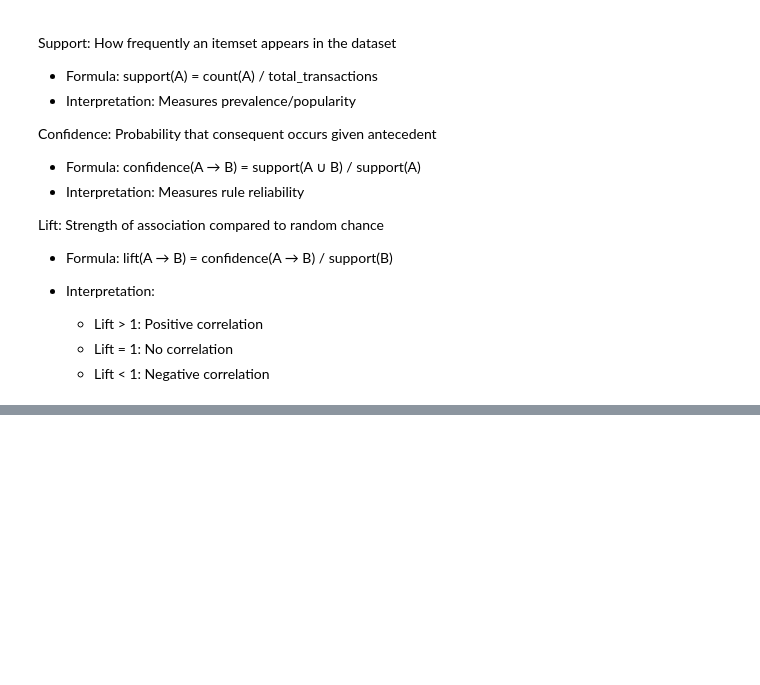
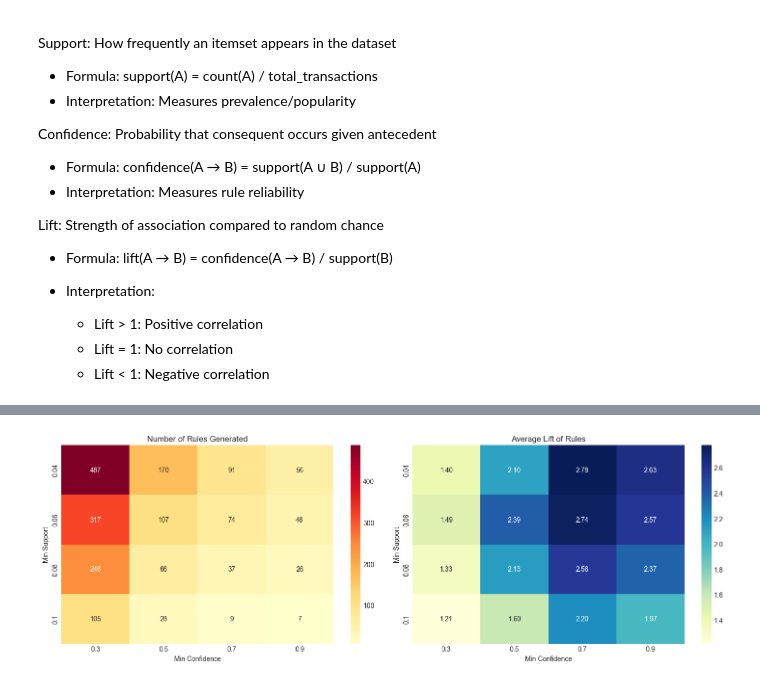
Before and after one commit to AlexandreVilaca1/ai-impact, a Jupyter notebook: association_rules_analysis.ipynb, the cells around one changed output, grey strips where cells are left out. Saved outputs shown, nothing was run; the diff lists cells and outputs as text; code cells hidden in the pictures; blank space fills up the shorter version.

Commit message:
apriori

```diff
--- a/association_rules_analysis.ipynb
+++ b/association_rules_analysis.ipynb
@@ -245,0 +226,86 @@ Ready to mine association rules
+# %%
+print("STEP 4: PARAMETER OPTIMIZATION")
+
+# Test different support and confidence thresholds
+support_thresholds = [0.04, 0.06, 0.08, 0.10]
+confidence_thresholds = [0.3, 0.5, 0.7, 0.9]
+
+optimization_results = []
+
+print("\nTesting different parameter combinations...")
+
+for sup in support_thresholds:
+    freq_items = apriori(df_filtered, min_support=sup, use_colnames=True)
+
+    for conf in confidence_thresholds:
+        if len(freq_items) > 0:
+            rules_test = association_rules(freq_items,
+                                          metric="confidence",
+                                          min_threshold=conf)
+
+            rules_test = rules_test[
+                ~(
+                    (rules_test['antecedents'].apply(len) == 1) &
+                    (rules_test['antecedents'].astype(str).str.contains('Risk_'))
+                )
+            ].copy()
+
+
+            if len(rules_test) > 0:
+                avg_lift = rules_test['lift'].mean()
+                avg_confidence = rules_test['confidence'].mean()
+
+                optimization_results.append({
+                    'min_support': sup,
+                    'min_confidence': conf,
+                    'num_itemsets': len(freq_items),
+                    'num_rules': len(rules_test),
+                    'avg_lift': avg_lift,
+                    'avg_confidence': avg_confidence
+                })
+
+                print(f"Support: {sup:.2f}, Confidence: {conf:.2f} → "
+                      f"{len(freq_items)} itemsets, {len(rules_test)} rules, "
+                      f"Avg Lift: {avg_lift:.2f}")
+
+# Create summary DataFrame
+if optimization_results:
+    opt_df = pd.DataFrame(optimization_results)
+
+    print("OPTIMIZATION SUMMARY")
+    print(opt_df.to_string(index=False))
+
+    # Find best parameters (balance between number of rules and quality)
+    opt_df['score'] = (opt_df['num_rules'] / opt_df['num_rules'].max()) * opt_df['avg_lift']
+    best_params = opt_df.loc[opt_df['score'].idxmax()]
+
+    print("RECOMMENDED PARAMETERS")
+    print(f"Min Support: {best_params['min_support']:.2f}")
+    print(f"Min Confidence: {best_params['min_confidence']:.2f}")
+    print(f"Expected Rules: {int(best_params['num_rules'])}")
+    print(f"Average Lift: {best_params['avg_lift']:.2f}")
+
+    # Visualize optimization results
+    fig, axes = plt.subplots(1, 2, figsize=(15, 5))
+
+    # Number of rules vs parameters
+    pivot_rules = opt_df.pivot(index='min_support',
+                               columns='min_confidence',
+                               values='num_rules')
+    sns.heatmap(pivot_rules, annot=True, fmt='.0f', cmap='YlOrRd', ax=axes[0])
+    axes[0].set_title('Number of Rules Generated')
+    axes[0].set_xlabel('Min Confidence')
+    axes[0].set_ylabel('Min Support')
+
+    # Average lift vs parameters
+    pivot_lift = opt_df.pivot(index='min_support',
+                             columns='min_confidence',
+                             values='avg_lift')
+    sns.heatmap(pivot_lift, annot=True, fmt='.2f', cmap='YlGnBu', ax=axes[1])
+    axes[1].set_title('Average Lift of Rules')
+    axes[1].set_xlabel('Min Confidence')
+    axes[1].set_ylabel('Min Support')
+
+    plt.tight_layout()
+    plt.show()
+# %% [output]
@@ -246 +329,2 @@ Ready to mine association rules
+[figure, added]
 # %%
```
Also changed, not shown: parts of 9 cells of this notebook.
